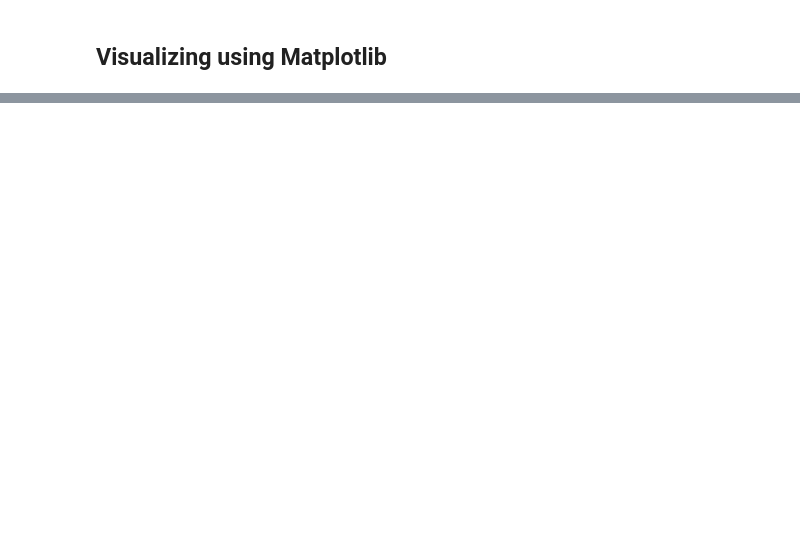
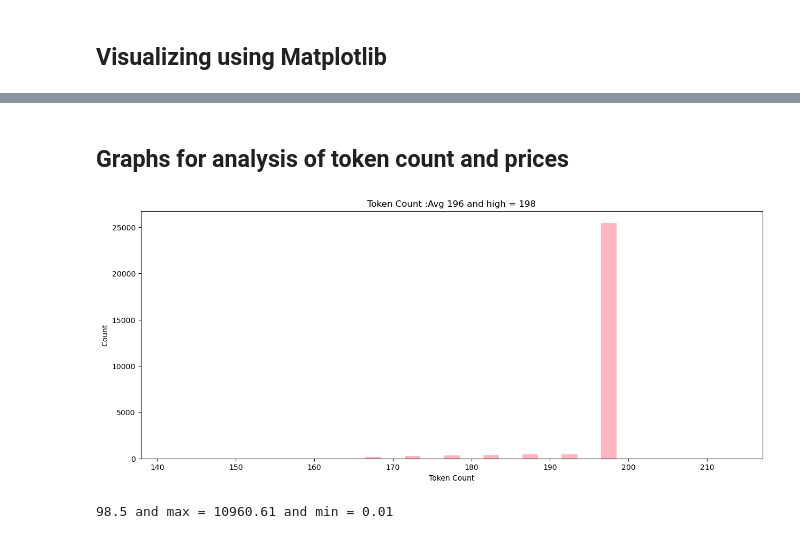
Before and after one commit to vishy04/Pricer_lite, a Jupyter notebook: notebooks/1.data_investigation.ipynb, the cells around one changed output, grey strips where cells are left out. Saved outputs shown, nothing was run; the diff lists cells and outputs as text; code cells hidden in the pictures; blank space fills up the shorter version.

```diff
--- a/notebooks/1.data_investigation.ipynb
+++ b/notebooks/1.data_investigation.ipynb
@@ -88,0 +184,17 @@ for data in dataset :
+# %% [markdown]
+## Graphs for analysis of token count and prices
+# %%
+tokens = [item.token_count for item in items]
+plt.figure(figsize=(15,6))
+plt.title(f"Token Count :Avg {sum(tokens)/len(tokens):,.0f} and high = {max(tokens):,.0f}")
+plt.xlabel("Token Count")
+plt.ylabel("Count")
+plt.hist(tokens ,rwidth=0.4,color="lightpink",bins=range(140,220,5))
+plt.show()
+# %% [output]
+[figure, added]
+# %%
+prices = [item.price for item in items]
+print(f"{sum(prices)/len(prices):,.1f} and max = {max(prices)} and min = {min(prices)}")
+# %% [output]
+98.5 and max = 10960.61 and min = 0.01
```
Also changed, not shown: parts of 18 cells of this notebook, 12 other files.
